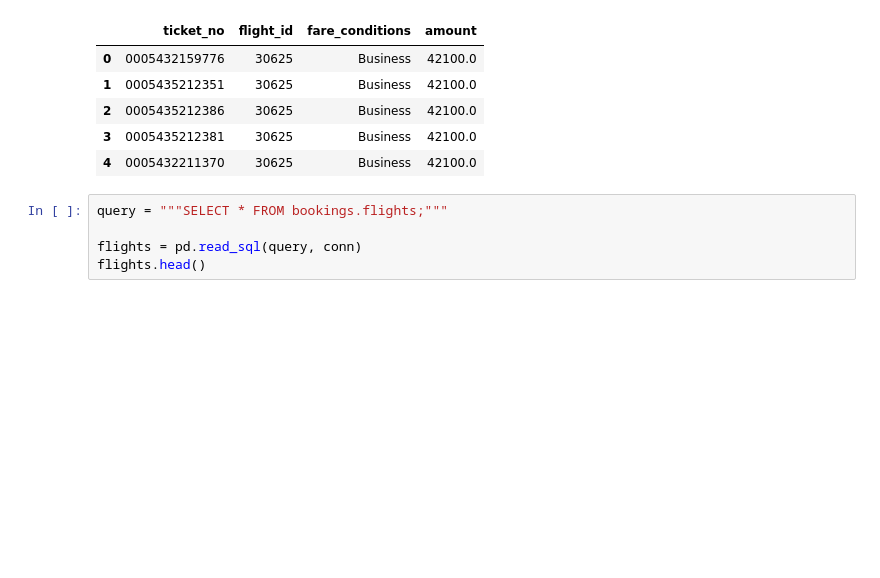
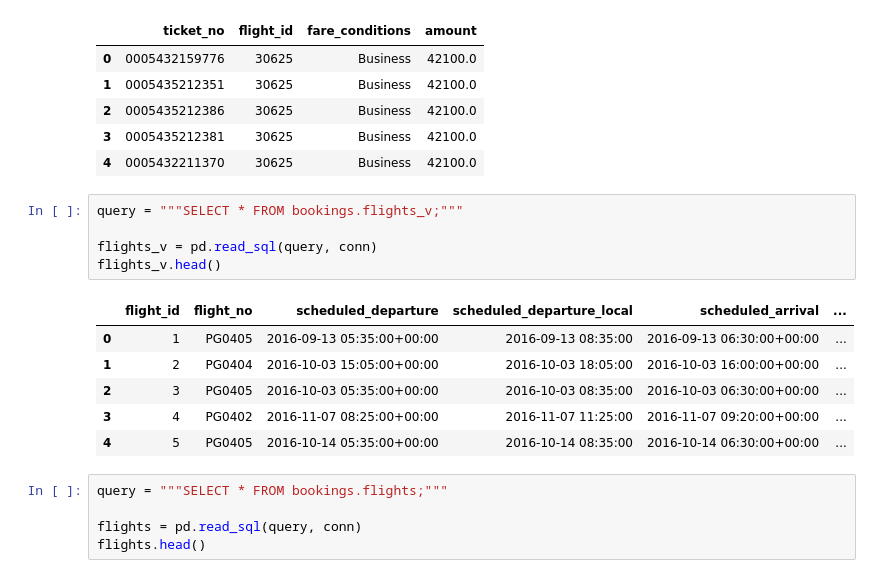
Before and after one commit to novayazarya/postgresql, a Jupyter notebook: raw-sql-vs-pandas-cookbook.ipynb, the cells around one changed output. Drawn from its saved outputs; the diff is of its cells as text; blank space fills up the shorter version.

```diff
--- a/raw-sql-vs-pandas-cookbook.ipynb
+++ b/raw-sql-vs-pandas-cookbook.ipynb
@@ -543,6 +543,18 @@ ticket_flights.head()
 | 2 | 0005435212386 | 30625 | Business | 42100.0 |
 | 3 | 0005435212381 | 30625 | Business | 42100.0 |
 | 4 | 0005432211370 | 30625 | Business | 42100.0 |
+# %%
+query = """SELECT * FROM bookings.flights_v;"""
+
+flights_v = pd.read_sql(query, conn)
+flights_v.head()
+# %% [output]
+|  | flight_id | flight_no | scheduled_departure | scheduled_departure_local | scheduled_arrival | ... |
+| 0 | 1 | PG0405 | 2016-09-13 05:35:00+00:00 | 2016-09-13 08:35:00 | 2016-09-13 06:30:00+00:00 | ... |
+| 1 | 2 | PG0404 | 2016-10-03 15:05:00+00:00 | 2016-10-03 18:05:00 | 2016-10-03 16:00:00+00:00 | ... |
+| 2 | 3 | PG0405 | 2016-10-03 05:35:00+00:00 | 2016-10-03 08:35:00 | 2016-10-03 06:30:00+00:00 | ... |
+| 3 | 4 | PG0402 | 2016-11-07 08:25:00+00:00 | 2016-11-07 11:25:00 | 2016-11-07 09:20:00+00:00 | ... |
+| 4 | 5 | PG0405 | 2016-10-14 05:35:00+00:00 | 2016-10-14 08:35:00 | 2016-10-14 06:30:00+00:00 | ... |
 # %%
 query = """SELECT * FROM bookings.flights;"""
 
```
Also changed, not shown: parts of 28 cells of this notebook.
